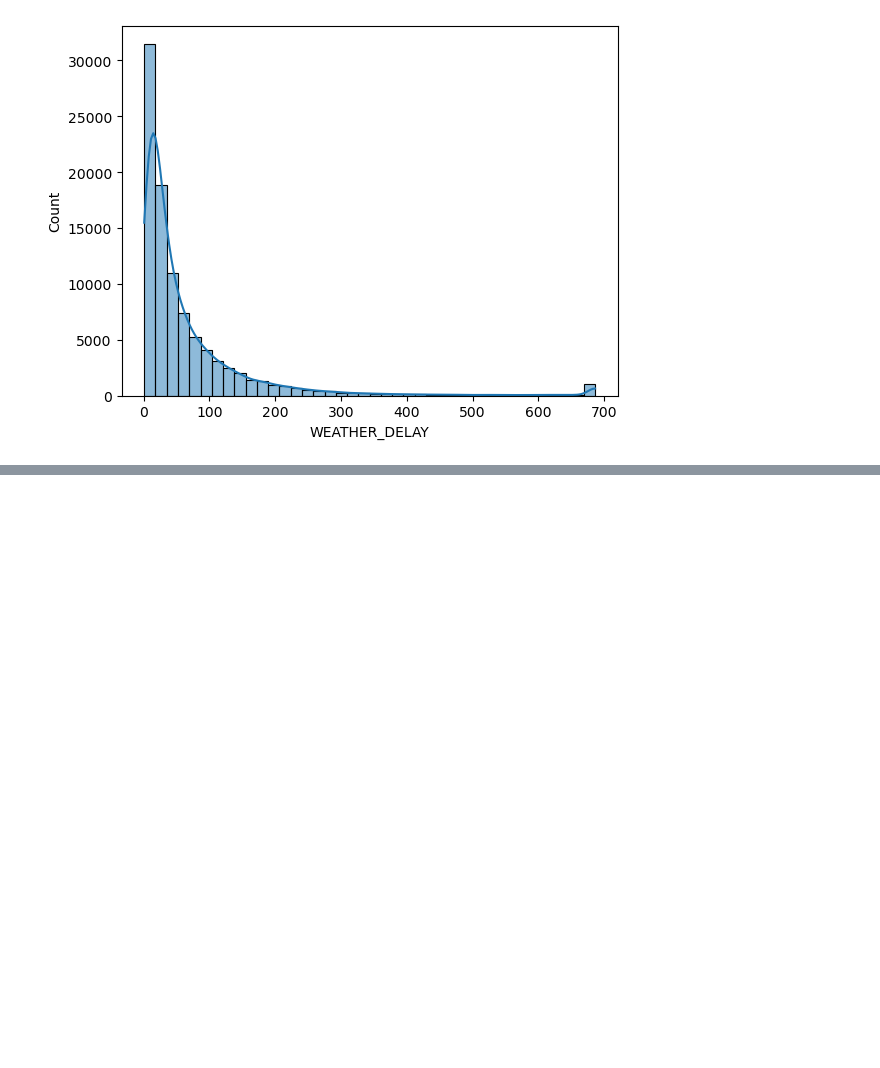
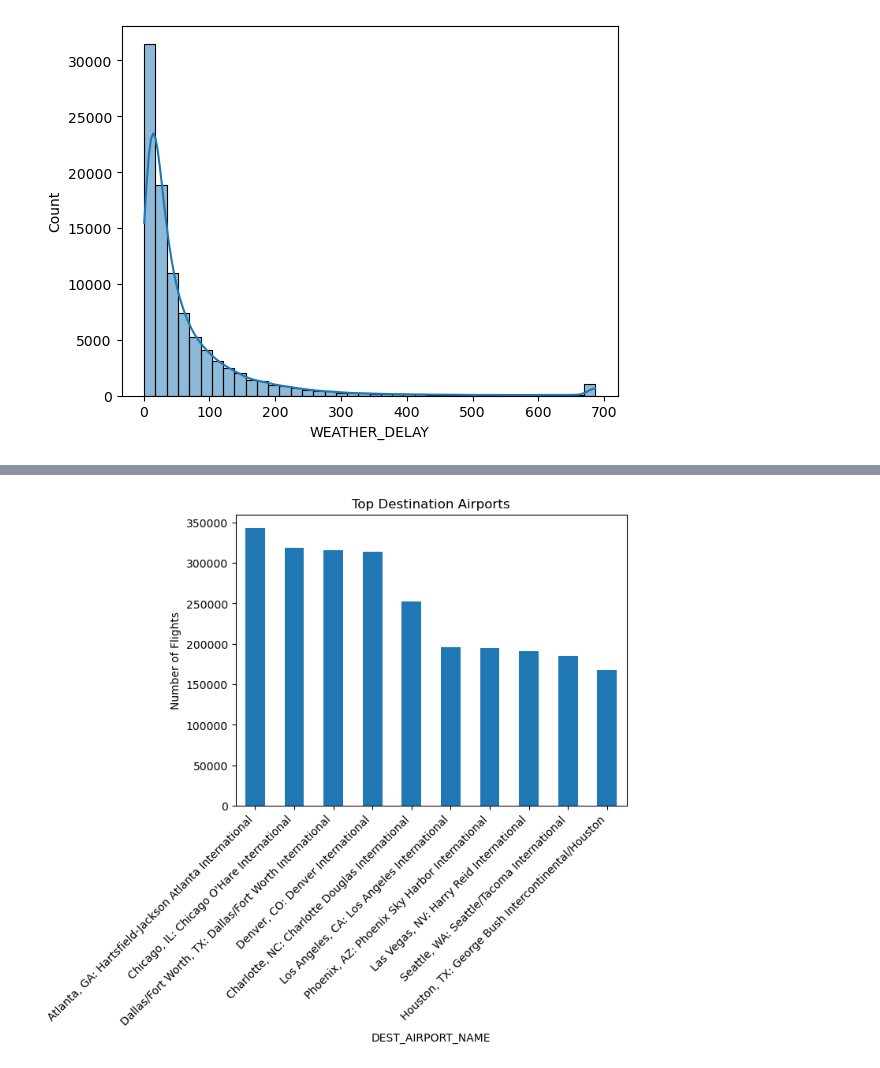
Before and after one commit to elenayzhu/mie368, a Jupyter notebook: individual-eda/Grace's_EDA.ipynb, the cells around one changed output, grey strips where cells are left out. Drawn from its saved outputs; the diff is of its cells as text; code cells hidden in the pictures; blank space fills up the shorter version.

```diff
--- a/individual-eda/Grace's_EDA.ipynb
+++ b/individual-eda/Grace's_EDA.ipynb
@@ -117,3 +92,6 @@ sns.histplot(df[df['WEATHER_DELAY'] > 0.0]['WEATHER_DELAY'].clip(upper=cap), bin
 # %% [output]
 <Axes: xlabel='WEATHER_DELAY', ylabel='Count'>
 [figure]
+# %%
+df_airport_names = pd.read_csv("L_AIRPORT_ID.csv")
+df_airport_names.shape
@@ -119,0 +100,3 @@ sns.histplot(df[df['WEATHER_DELAY'] > 0.0]['WEATHER_DELAY'].clip(upper=cap), bin
+# %%
+df_airline_names = pd.read_csv("L_AIRLINE_ID.csv")
+df_airline_names.shape
@@ -119,0 +105,9 @@ sns.histplot(df[df['WEATHER_DELAY'] > 0.0]['WEATHER_DELAY'].clip(upper=cap), bin
+# %%
+airports = df_airport_names.drop_duplicates('Code').set_index('Code')['Description']
+airlines = df_airline_names.drop_duplicates('Code').set_index('Code')['Description']
+
+df['DEST_AIRPORT_NAME'] = df['DEST_AIRPORT_ID'].map(airports)
+df['AIRLINE_NAME'] = df['MKT_CARRIER_AIRLINE_ID'].map(airlines)
+df['ORIGIN_AIRPORT_NAME'] = df['ORIGIN_AIRPORT_ID'].map(airports)
+
+df.head()
@@ -119,0 +121,7 @@ sns.histplot(df[df['WEATHER_DELAY'] > 0.0]['WEATHER_DELAY'].clip(upper=cap), bin
+# %%
+df['DEST_AIRPORT_NAME'].value_counts().head(10).plot(kind='bar', title='Top Destination Airports')
+plt.xticks(rotation=45, ha='right')
+plt.ylabel('Number of Flights')
+plt.show()
+# %% [output]
+[figure, added]
```
Also changed, not shown: parts of 28 cells of this notebook.
